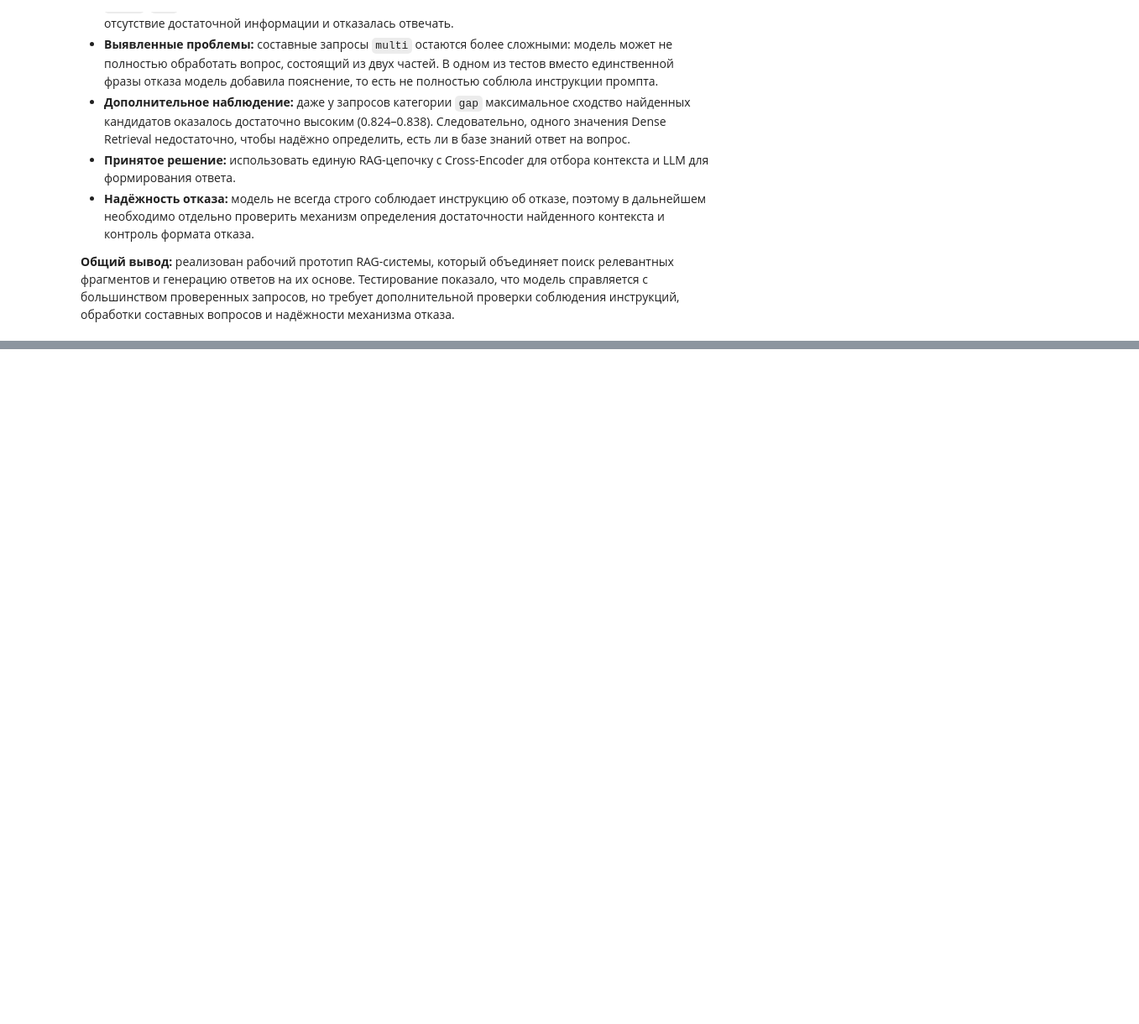
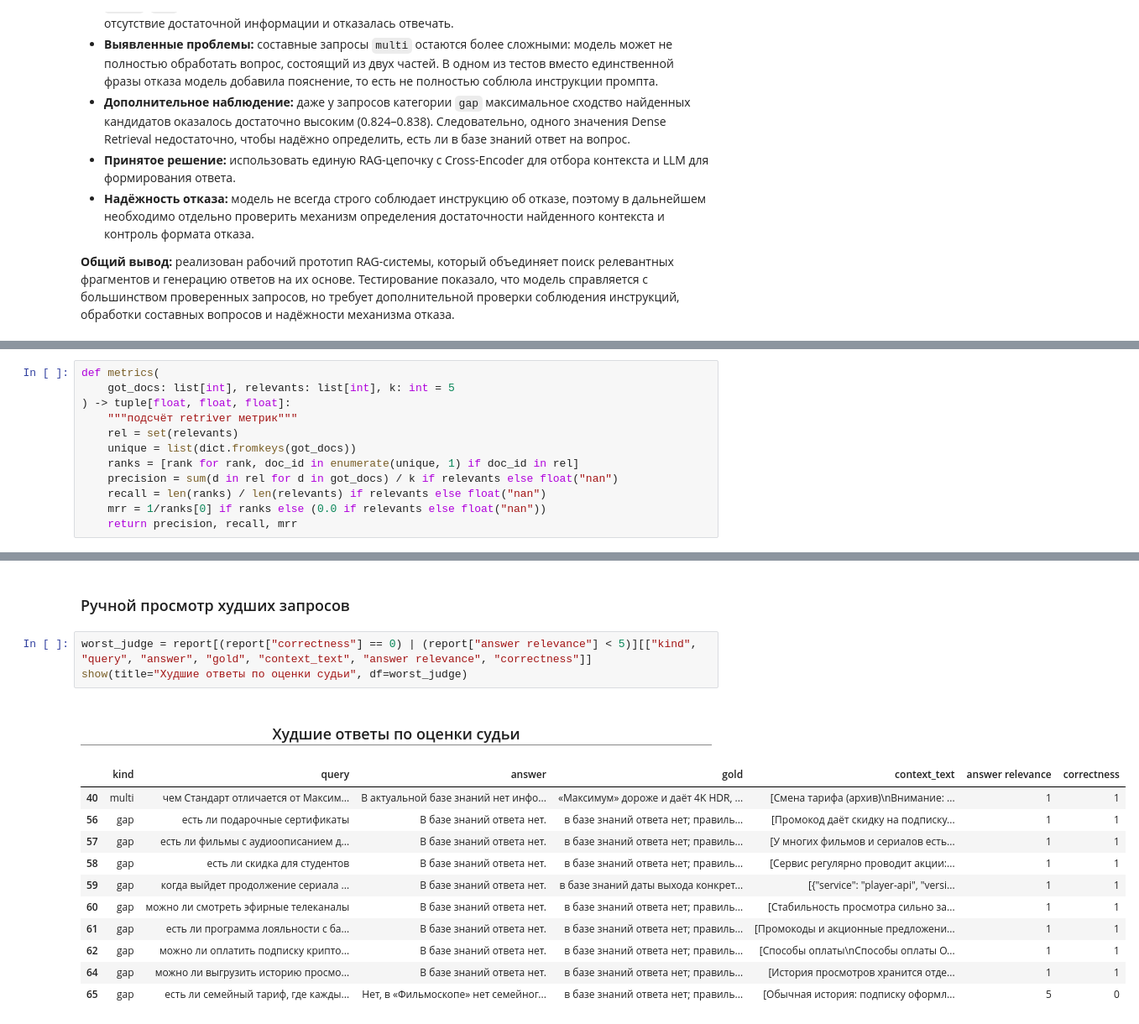
Before and after one commit to nda86/yp_rag, a Jupyter notebook: 3 RAG.ipynb, the cells around one changed output, grey strips where cells are left out. Shown at 84% size. Drawn from its saved outputs; the diff is of its cells as text; blank space fills up the shorter version.

```diff
--- a/3 RAG.ipynb
+++ b/3 RAG.ipynb
@@ -646,0 +796,12 @@ show(
+# %%
+def metrics(
+    got_docs: list[int], relevants: list[int], k: int = 5
+) -> tuple[float, float, float]:
+    """подсчёт retriver метрик"""
+    rel = set(relevants)
+    unique = list(dict.fromkeys(got_docs))
+    ranks = [rank for rank, doc_id in enumerate(unique, 1) if doc_id in rel]
+    precision = sum(d in rel for d in got_docs) / k if relevants else float("nan")
+    recall = len(ranks) / len(relevants) if relevants else float("nan")
+    mrr = 1/ranks[0] if ranks else (0.0 if relevants else float("nan"))
+    return precision, recall, mrr
@@ -646,0 +908,18 @@ show(
+# %% [markdown]
+### Ручной просмотр худших запросов
+# %%
+worst_judge = report[(report["correctness"] == 0) | (report["answer relevance"] < 5)][["kind", "query", "answer", "gold", "context_text", "answer relevance", "correctness"]]
+show(title="Худшие ответы по оценки судьи", df=worst_judge)
+# %% [output]
+Худшие ответы по оценки судьи
+|  | kind | query | answer | gold | context_text | answer relevance | correctness |
+| 40 | multi | чем Стандарт отличается от Максим... | В актуальной базе знаний нет инфо... | «Максимум» дороже и даёт 4K HDR, ... | [Смена тарифа (архив)\nВнимание: ... | 1 | 1 |
+| 56 | gap | есть ли подарочные сертификаты | В базе знаний ответа нет. | в базе знаний ответа нет; правиль... | [Промокод даёт скидку на подписку... | 1 | 1 |
+| 57 | gap | есть ли фильмы с аудиоописанием д... | В базе знаний ответа нет. | в базе знаний ответа нет; правиль... | [У многих фильмов и сериалов есть... | 1 | 1 |
+| 58 | gap | есть ли скидка для студентов | В базе знаний ответа нет. | в базе знаний ответа нет; правиль... | [Сервис регулярно проводит акции:... | 1 | 1 |
+| 59 | gap | когда выйдет продолжение сериала ... | В базе знаний ответа нет. | в базе знаний даты выхода конкрет... | [{"service": "player-api", "versi... | 1 | 1 |
+| 60 | gap | можно ли смотреть эфирные телеканалы | В базе знаний ответа нет. | в базе знаний ответа нет; правиль... | [Стабильность просмотра сильно за... | 1 | 1 |
+| 61 | gap | есть ли программа лояльности с ба... | В базе знаний ответа нет. | в базе знаний ответа нет; правиль... | [Промокоды и акционные предложени... | 1 | 1 |
+| 62 | gap | можно ли оплатить подписку крипто... | В базе знаний ответа нет. | в базе знаний ответа нет; правиль... | [Способы оплаты\nСпособы оплаты О... | 1 | 1 |
+| 64 | gap | можно ли выгрузить историю просмо... | В базе знаний ответа нет. | в базе знаний ответа нет; правиль... | [История просмотров хранится отде... | 1 | 1 |
+| 65 | gap | есть ли семейный тариф, где кажды... | Нет, в «Фильмоскопе» нет семейног... | в базе знаний ответа нет; правиль... | [Обычная история: подписку оформл... | 5 | 0 |
```
Also changed, not shown: parts of 25 cells of this notebook, 6 other files.
